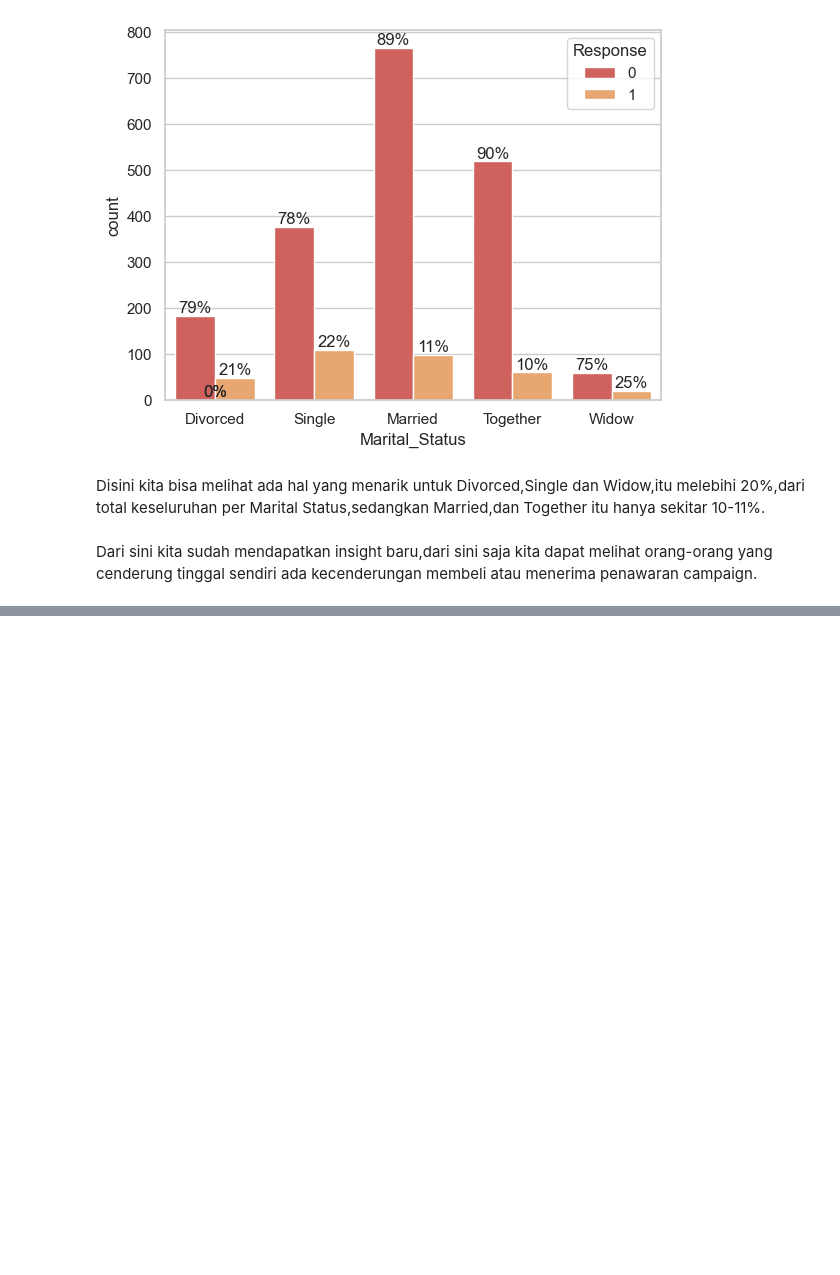
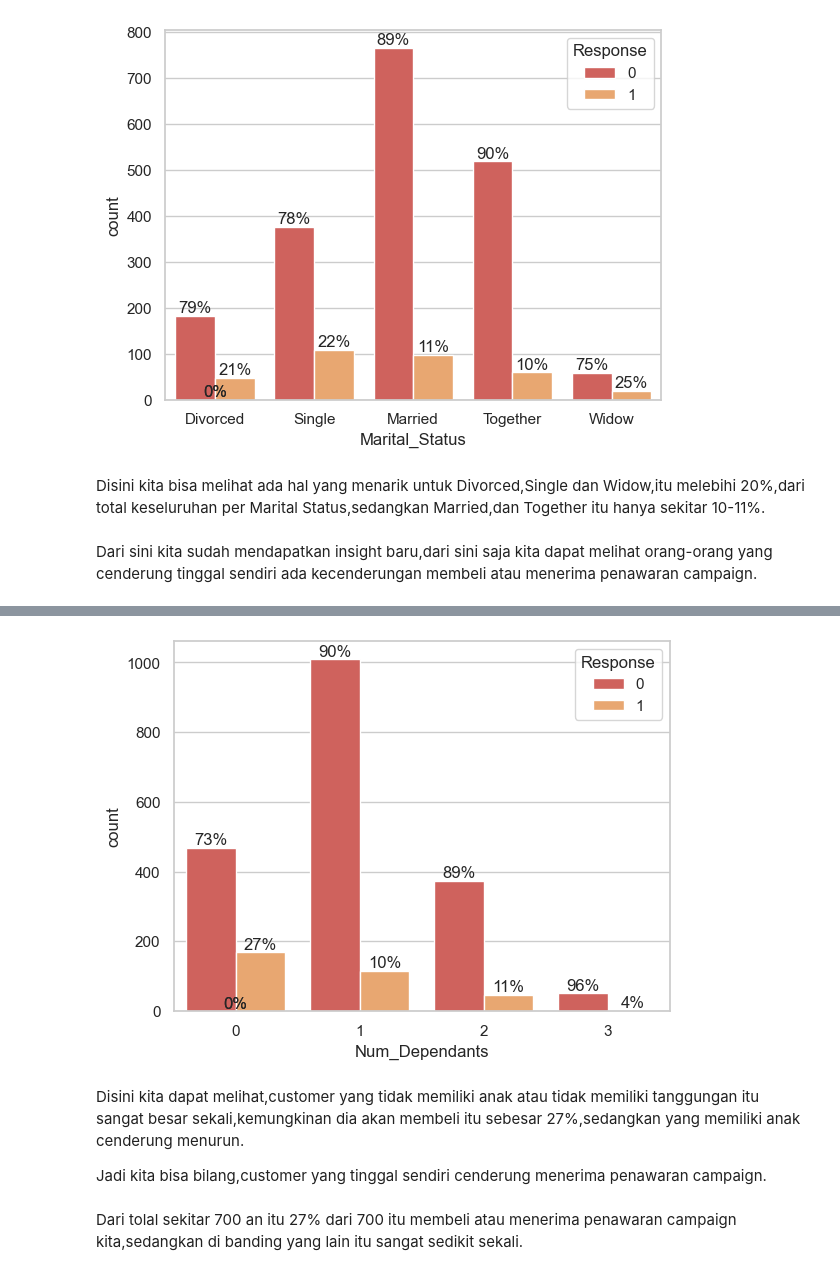
Before and after one commit to 1amkaizen/belajar-data-analyst, a Jupyter notebook: praktek.ipynb, the cells around one changed output, grey strips where cells are left out. Saved outputs shown, nothing was run; the diff lists cells and outputs as text; code cells hidden in the pictures; blank space fills up the shorter version.

```diff
--- a/praktek.ipynb
+++ b/praktek.ipynb
@@ -525,0 +538,15 @@ Dari sini kita sudah mendapatkan insight baru,dari sini saja kita dapat melihat
+# %%
+df['Num_Dependants'] = df['Kidhome'] + df['Teenhome']
+# %%
+ax = sns.countplot(x='Num_Dependants', hue='Response', data=df)
+barPerc(df, 'Num_Dependants', ax)
+
+# Customer yang tinggal sendiri cenderung menerima penawaran campaign
+# %% [output]
+[figure, added]
+# %% [markdown]
+Disini kita dapat melihat,customer yang tidak memiliki anak atau tidak memiliki tanggungan itu sangat besar sekali,kemungkinan dia akan membeli itu sebesar 27%,sedangkan yang memiliki anak cenderung menurun.
+
+Jadi kita bisa bilang,customer yang tinggal sendiri cenderung menerima penawaran campaign.
+# %% [markdown]
+Dari tolal sekitar 700 an itu 27% dari 700 itu membeli atau menerima penawaran campaign kita,sedangkan di banding yang lain itu sangat sedikit sekali.
```
Also changed, not shown: parts of 11 cells of this notebook.
